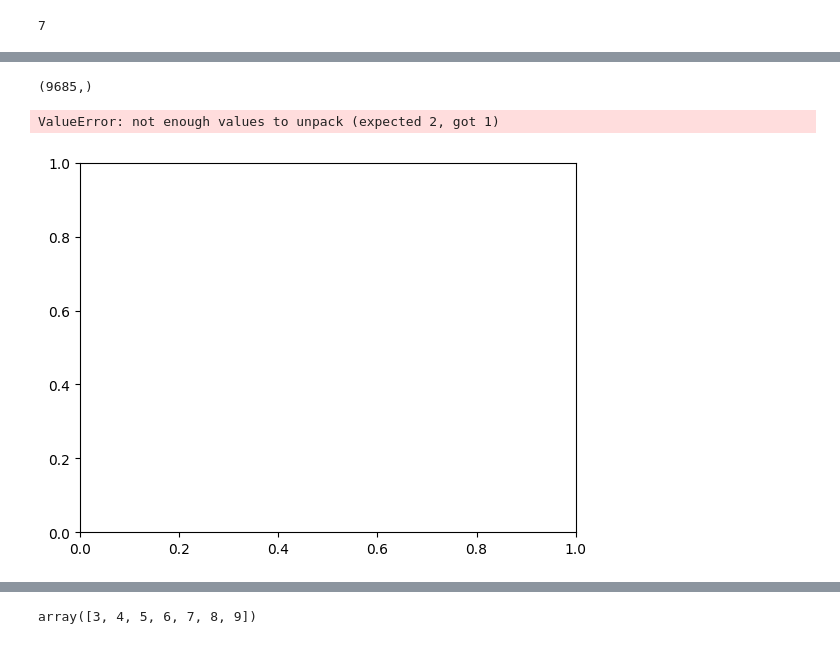
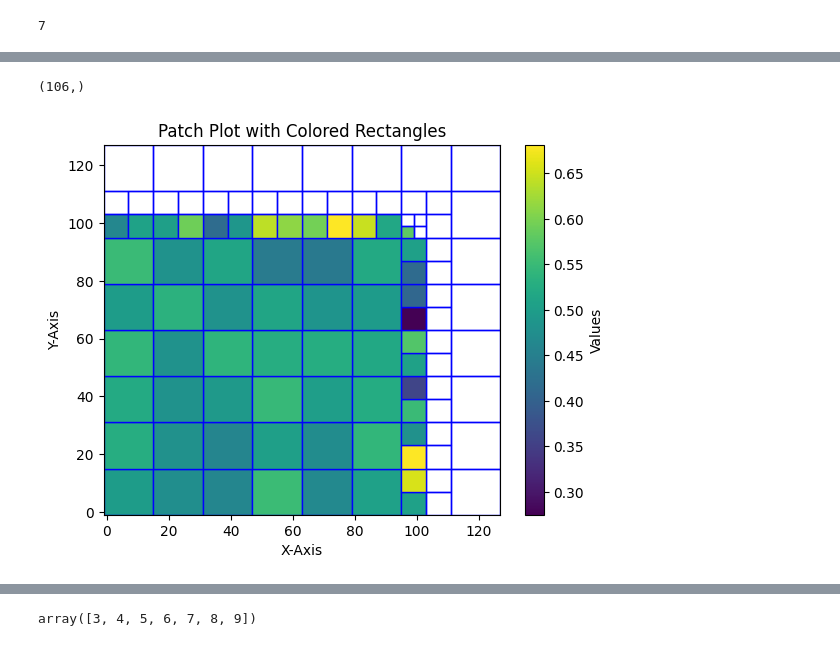
Before and after one commit to rishabhdutta/Utils_python, a Jupyter notebook: notebook_for_trial.ipynb, the cells around one changed output, grey strips where cells are left out. Drawn from its saved outputs; the diff is of its cells as text; code cells hidden in the pictures.

```diff
--- a/notebook_for_trial.ipynb
+++ b/notebook_for_trial.ipynb
@@ -93,7 +93,7 @@ fittype = 1  # Set your fittype (1 for median, 2 for bilinear plane)
 # %%
 startlevel=3
 maxdim=9
-tolerance = .1
+tolerance = .5
 fittype = 1
 
 lin, col = data.shape
@@ -366,13 +366,66 @@ cntp, co2, cx, cy = plot_quadtree(newindmat, dataexp)
 # %%
 # Plot everything with patches
 sqval = newindmat[:, -3]
 print(sqval.shape)
-plt.figure()
-plt.pcolormesh(cx, cy, sqval, shading='auto')
-plt.gca().set_aspect('equal', adjustable='box')
-plt.colorbar()
-plt.show()
+
+def plot_patches(cx,cy,sqval):
+    '''
+    replicates the patch function of matlab
+    '''
+    totalpatches = cx.shape[0]
+
+    vertices = np.empty((totalpatches, 4, 2))
+    for i in range(totalpatches):  # Loop through each rectangle
+        for j in range(4):  # Loop through each vertex of the current rectangle
+            x = cx[i,j]
+            y = cy[i,j]
+            vertices[i, j] = (x, y)
+
+    values = sqval
+
+    # Calculate the minimum and maximum values of vertices for axis limits
+    x_min = np.min(vertices[:, :, 0])
+    x_max = np.max(vertices[:, :, 0])
+    y_min = np.min(vertices[:, :, 1])
+    y_max = np.max(vertices[:, :, 1])
+
+    # Calculate the minimum and maximum values for colorbar limits
+    vmin = np.nanmin(values)
+    vmax = np.nanmax(values)
+
+    # Create a colormap and normalize values to colors
+    cmap = plt.get_cmap('viridis')
+    norm = Normalize(vmin=vmin, vmax=vmax)
+    colors = [cmap(norm(value)) for value in values]
+
+    # Create a Matplotlib figure and axis
+    fig, ax = plt.subplots()
+
+    # Create patches with colors and add them to the axis
+    for i, vertex_list in enumerate(vertices):
+        polygon = Polygon(vertex_list, closed=True, edgecolor='b', facecolor=colors[i])
+        ax.add_patch(polygon)
+
+    # Set axis limits based on min and max of vertices
+    ax.set_xlim(x_min, x_max)
+    ax.set_ylim(y_min, y_max)
+
+    # Create a colorbar
+    sm = plt.cm.ScalarMappable(cmap=cmap, norm=norm)
+    sm.set_array([])
+    plt.colorbar(sm, label='Values', ax=ax)
+
+    # Set labels and title
+    ax.set_xlabel('X-Axis')
+    ax.set_ylabel('Y-Axis')
+    ax.set_title('Patch Plot with Colored Rectangles')
+
+    # Display the plot
+    plt.show()
+    plt.close()
+
+
+plot_patches(cx,cy,sqval)
 # %% [output]
-(9685,)
+(106,)
-ValueError: not enough values to unpack (expected 2, got 1)
-[figure, old version]
+[figure, new version]
```
Also changed, not shown: parts of 13 cells of this notebook, 3 other files.
